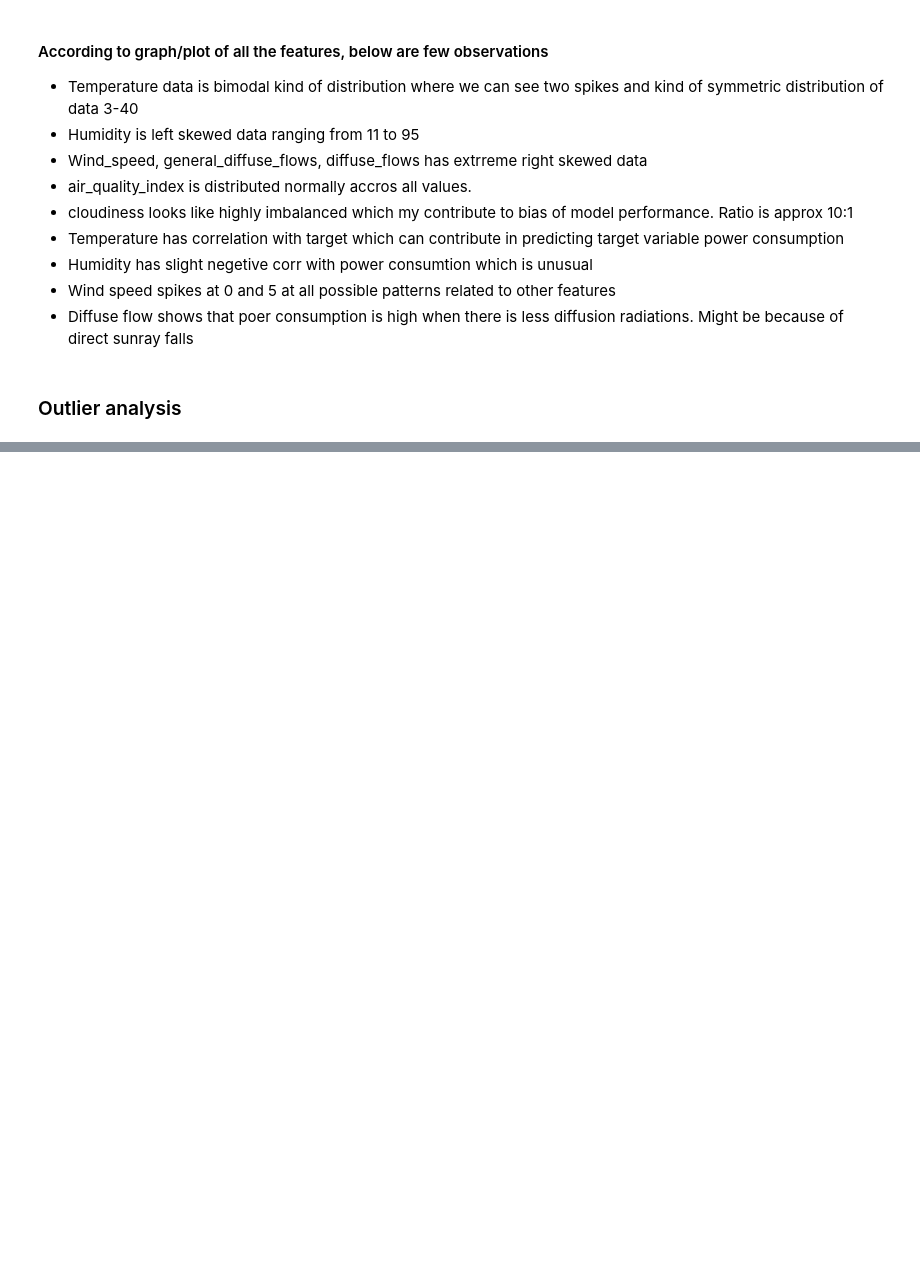
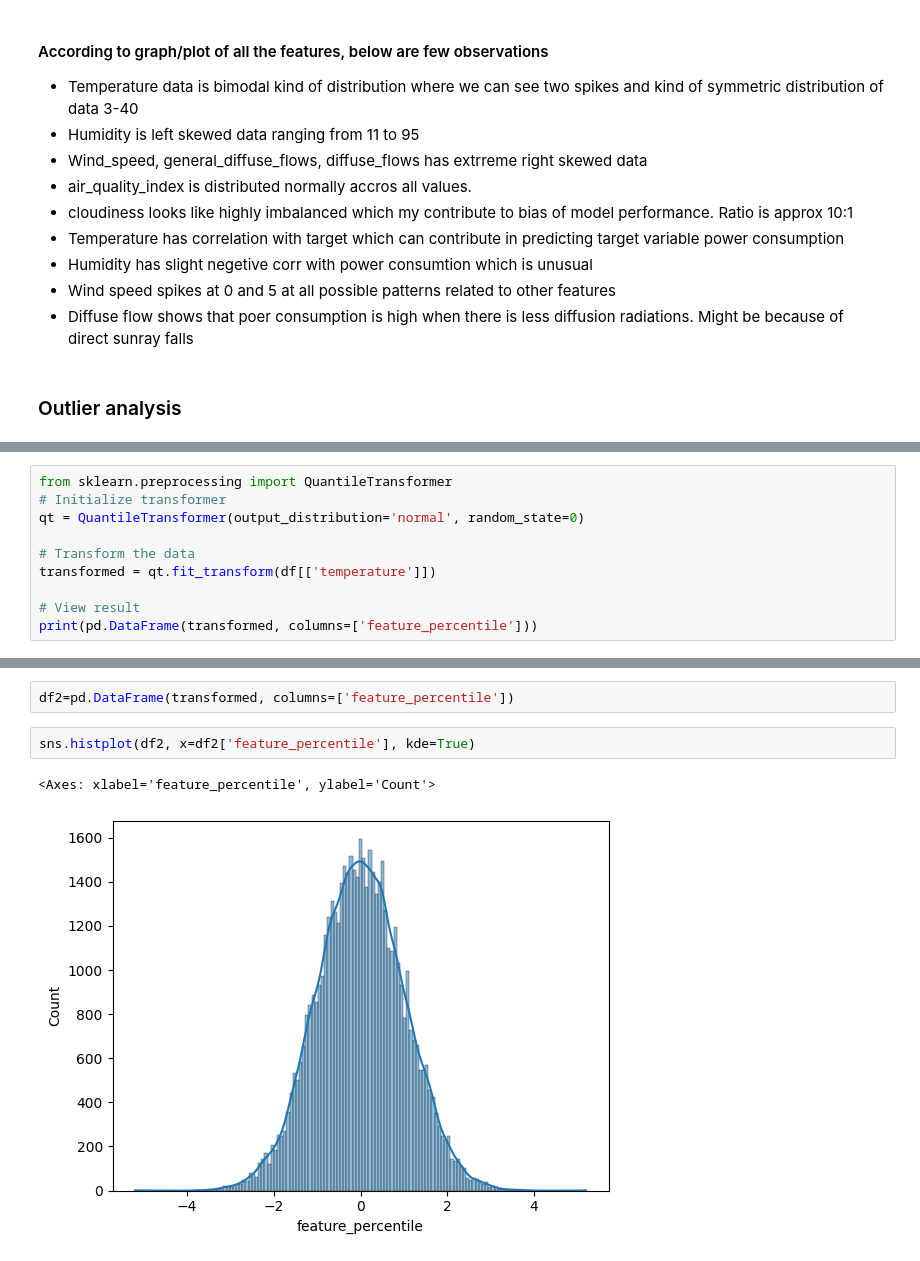
Before and after one commit to nareshrbg/power-consumption-predictor, a Jupyter notebook: power-consumption-predictor.ipynb, the cells around one changed output, grey strips where cells are left out. Cells and saved outputs as stored; diff of their text form; blank space fills up the shorter version.

```diff
--- a/power-consumption-predictor.ipynb
+++ b/power-consumption-predictor.ipynb
@@ -430,0 +473,10 @@ plt.show()
+# %%
+from sklearn.preprocessing import QuantileTransformer
+# Initialize transformer
+qt = QuantileTransformer(output_distribution='normal', random_state=0)
+
+# Transform the data
+transformed = qt.fit_transform(df[['temperature']])
+
+# View result
+print(pd.DataFrame(transformed, columns=['feature_percentile']))
@@ -430,0 +498,7 @@ plt.show()
+# %%
+df2=pd.DataFrame(transformed, columns=['feature_percentile'])
+# %%
+sns.histplot(df2, x=df2['feature_percentile'], kde=True)
+# %% [output]
+<Axes: xlabel='feature_percentile', ylabel='Count'>
+[figure, added]
```
Also changed, not shown: parts of 20 cells of this notebook.
